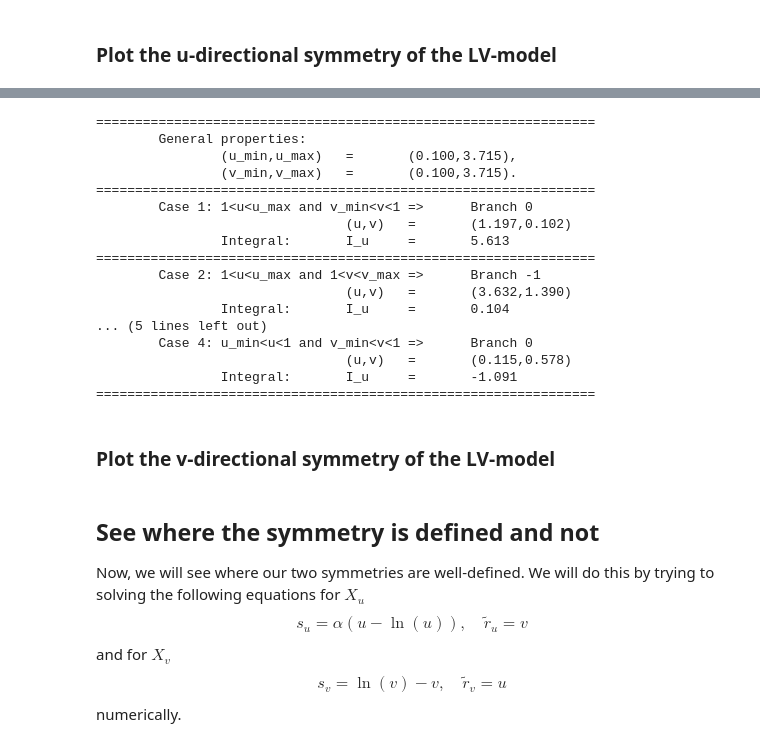
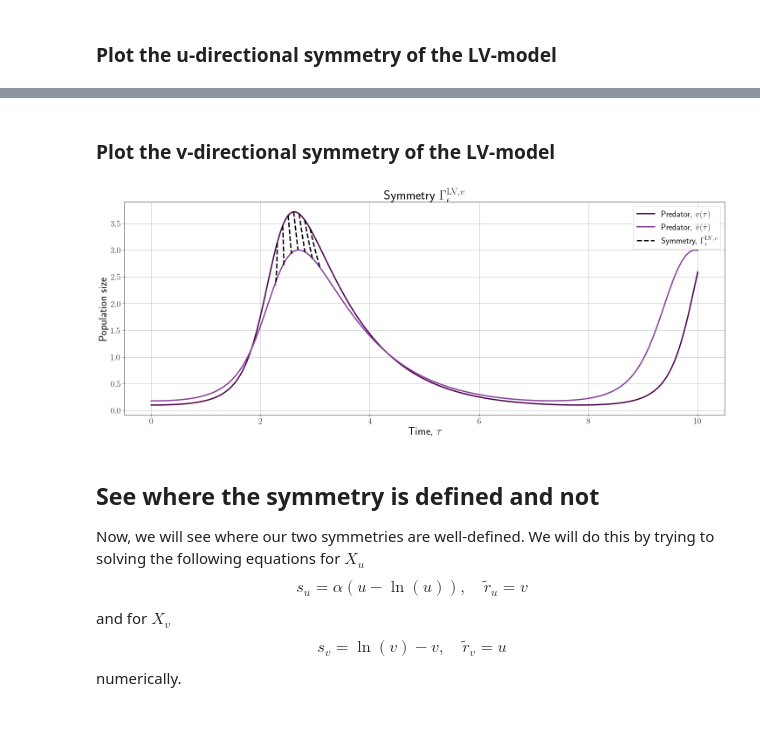
Before and after one commit to JohannesBorgqvist/separable_phase_plane_symmetries, a Jupyter notebook: Code/push_forward_LV_phase_plane_symmetries.ipynb, the cells around one changed output, grey strips where cells are left out. Saved outputs shown, nothing was run; the diff lists cells and outputs as text; code cells hidden in the pictures.

```diff
--- a/Code/push_forward_LV_phase_plane_symmetries.ipynb
+++ b/Code/push_forward_LV_phase_plane_symmetries.ipynb
@@ -246,62 +250,3 @@ plt.show()
-# %%
-# Test our integral
-print("================================================================")
-u_min = min(u)
-u_max = max(u)
-v_min = min(v)
-v_max = max(v)
-print("\tGeneral properties:\n\t\t(u_min,u_max)\t=\t(%0.3f,%0.3f),\n\t\t(v_min,v_max)\t=\t(%0.3f,%0.3f)."%(u_min,u_max,v_min,v_max))
-#---------------------------------------------------------
-# Case 1: 1<u<u_max and v_min<v<1
-#---------------------------------------------------------
-# Extract a point
-u_val = u[10]
-v_val = v[10]
-xi_u_1 = quad(integrand_u, u_val,1, args=(u_val,v_val,alpha,0),epsrel = 1e-012)[0]
-print("================================================================")
-print("\tCase 1: 1<u<u_max and v_min<v<1\t=>\tBranch 0")
-print("\t\t\t\t(u,v)\t=\t(%0.3f,%0.3f)"%(u_val,v_val))
-print("\t\tIntegral:\tI_u\t=\t%0.3f"%(xi_u_1))
-print("================================================================")
-print("\tCase 2: 1<u<u_max and 1<v<v_max\t=>\tBranch -1")
-u_val = u[95]
-v_val = v[95]
-xi_u_2 = quad(integrand_u, u_val,1, args=(u_val,v_val,alpha,-1),epsrel = 1e-012)[0]
-print("\t\t\t\t(u,v)\t=\t(%0.3f,%0.3f)"%(u_val,v_val))
-print("\t\tIntegral:\tI_u\t=\t%0.3f"%(xi_u_2))
-print("================================================================")
-print("\tCase 3: u_min<u<1 and 1<v<v_max\t=>\tBranch -1")
-u_val = u[150]
-v_val = v[150]
-xi_u_3 = quad(integrand_u, u_val,1, args=(u_val,v_val,alpha,-1),epsrel = 1e-012)[0]
-print("\t\t\t\t(u,v)\t=\t(%0.3f,%0.3f)"%(u_val,v_val))
-print("\t\tIntegral:\tI_u\t=\t%0.3f"%(xi_u_3))
-print("================================================================")
-print("\tCase 4: u_min<u<1 and v_min<v<1\t=>\tBranch 0")
-u_val = u[250]
-v_val = v[250]
-xi_u_4 = quad(integrand_u, u_val,1, args=(u_val,v_val,alpha,0),epsrel = 1e-012)[0]
-print("\t\t\t\t(u,v)\t=\t(%0.3f,%0.3f)"%(u_val,v_val))
-print("\t\tIntegral:\tI_u\t=\t%0.3f"%(xi_u_4))
-print("================================================================")
-# %% [output]
-================================================================
-        General properties:
-                (u_min,u_max)   =       (0.100,3.715),
-                (v_min,v_max)   =       (0.100,3.715).
-================================================================
-        Case 1: 1<u<u_max and v_min<v<1 =>      Branch 0
-                                (u,v)   =       (1.197,0.102)
-                Integral:       I_u     =       5.613
-================================================================
-        Case 2: 1<u<u_max and 1<v<v_max =>      Branch -1
-                                (u,v)   =       (3.632,1.390)
-                Integral:       I_u     =       0.104
-... (5 lines left out)
-        Case 4: u_min<u<1 and v_min<v<1 =>      Branch 0
-                                (u,v)   =       (0.115,0.578)
-                Integral:       I_u     =       -1.091
-================================================================
 # %% [markdown]
 ### Plot the v-directional symmetry of the LV-model
 # %%
@@ -381,33 +326,37 @@ for branch_index,new_magical_index in enumerate(magical_indices):
     X0 = array([t[new_magical_index], u[new_magical_index], v[new_magical_index]])
     # Try to solve the ODE at hand
     Gamma_epsilon_temp, infodict = integrate.odeint(dX_deps_LV_v, X0, epsilon_vec, args = (alpha,branch_indices[branch_index],v_min),full_output=True)
     # Split the solution into its component parts
     Gamma_v_t_temp, Gamma_v_u_temp, Gamma_v_v_temp = Gamma_epsilon_temp.T
     # Append our solutions
     Gamma_v_t_vec.append(Gamma_v_t_temp)
     Gamma_v_v_vec.append(Gamma_v_v_temp)
 #=====================================================================================================
+# Set all parameters to tex
+plt.rcParams['text.usetex'] = True
 # Se if we can plot our symmetry?
 fig_3 = plt.figure(constrained_layout=True, figsize=(20, 8))
 # The original solution
 plt.plot(t, v, '-', label="Predator, $v(\\tau)$" ,color=(77/256,0/256,75/256),linewidth=3.0)
 # The transformed solution
 plt.plot(t_2, v_2, '-', label="Predator, $\\hat{v}(\\hat{\\tau})$" ,color=(136/256,65/256,157/256),linewidth=3.0)
 # Plot the symmetry
 for index in range(len(Gamma_v_t_vec)):
     if index == 0:
         plt.plot(Gamma_v_t_vec[index],Gamma_v_v_vec[index], '--', label="Symmetry, $\\Gamma_{\\epsilon}^{\\mathrm{LV},v}$" ,color=(0/256,0/256,0/256),linewidth=3.0)
     else:
         plt.plot(Gamma_v_t_vec[index],Gamma_v_v_vec[index], '--',color=(0/256,0/256,0/256),linewidth=3.0)
 plt.grid()
 plt.legend(loc='best',prop={"size":20})
 plt.xlabel(xlabel='Time, $\\tau$',fontsize=25)
 plt.ylabel(ylabel='Population size',fontsize=25)
 # Change the size of the ticks
 plt.tick_params(axis='both', which='major', labelsize=20)
 plt.tick_params(axis='both', which='minor', labelsize=20)
 # Title and saving the figure
 plt.title('Symmetry $\\Gamma_{\epsilon}^{\\mathrm{LV},v}$',fontsize=30,weight='bold');
+# %% [output]
+[figure, added]
 # %% [markdown]
 ## See where the symmetry is defined and not
 Now, we will see where our two symmetries are well-defined. We will do this by trying to solving the following equations for $X_u$
```
Also changed, not shown: parts of 9 cells of this notebook.
